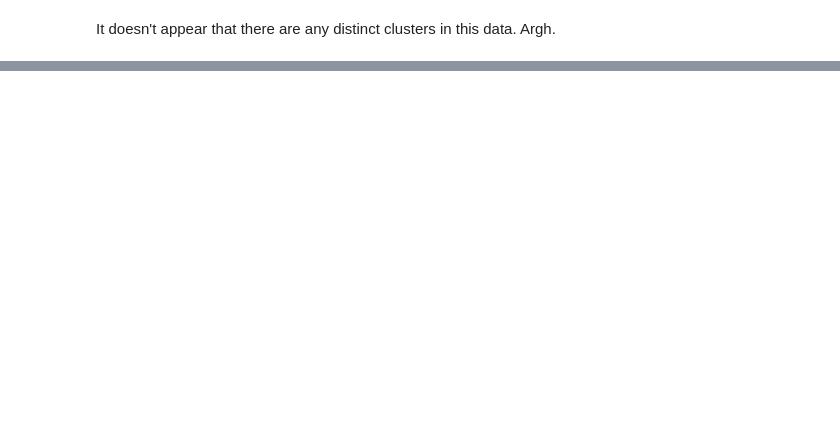
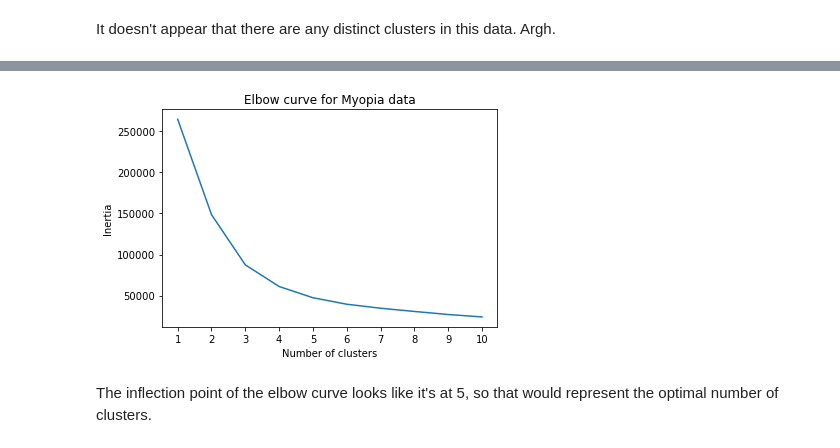
Before and after one commit to AAF78/unsupervised-machine-learning-challenge, a Jupyter notebook: Starter_Code/myopia.ipynb, the cells around one changed output, grey strips where cells are left out. Drawn from its saved outputs; the diff is of its cells as text; code cells hidden in the pictures; blank space fills up the shorter version.

```diff
--- a/Starter_Code/myopia.ipynb
+++ b/Starter_Code/myopia.ipynb
@@ -203,0 +177,14 @@ plt.show()
+# %%
+inertia = []
+k = list(range(1, 11))
+
+# Calculate the inertia for the range of k values
+for i in k:
+    km = KMeans(n_clusters=i, random_state=0)
+    km.fit(df_myopia_pca)
+    inertia.append(km.inertia_)
+
+# Create the Elbow Curve using hvPlot
+elbow_data = {"k": k, "inertia": inertia}
+df_elbow = pd.DataFrame(elbow_data)
+df_elbow.head()
@@ -203,0 +198,12 @@ plt.show()
+# %%
+# Plot the elbow curve to find the best candidate(s) for k
+plt.plot(df_elbow['k'], df_elbow['inertia'])
+plt.xticks(range(1,11))
+plt.xlabel('Number of clusters')
+plt.ylabel('Inertia')
+plt.title('Elbow curve for Myopia data')
+plt.show()
+# %% [output]
+[figure, added]
+# %% [markdown]
+The inflection point of the elbow curve looks like it's at 5, so that would represent the optimal number of clusters.
```
Also changed, not shown: parts of 31 cells of this notebook, 3 other files.
